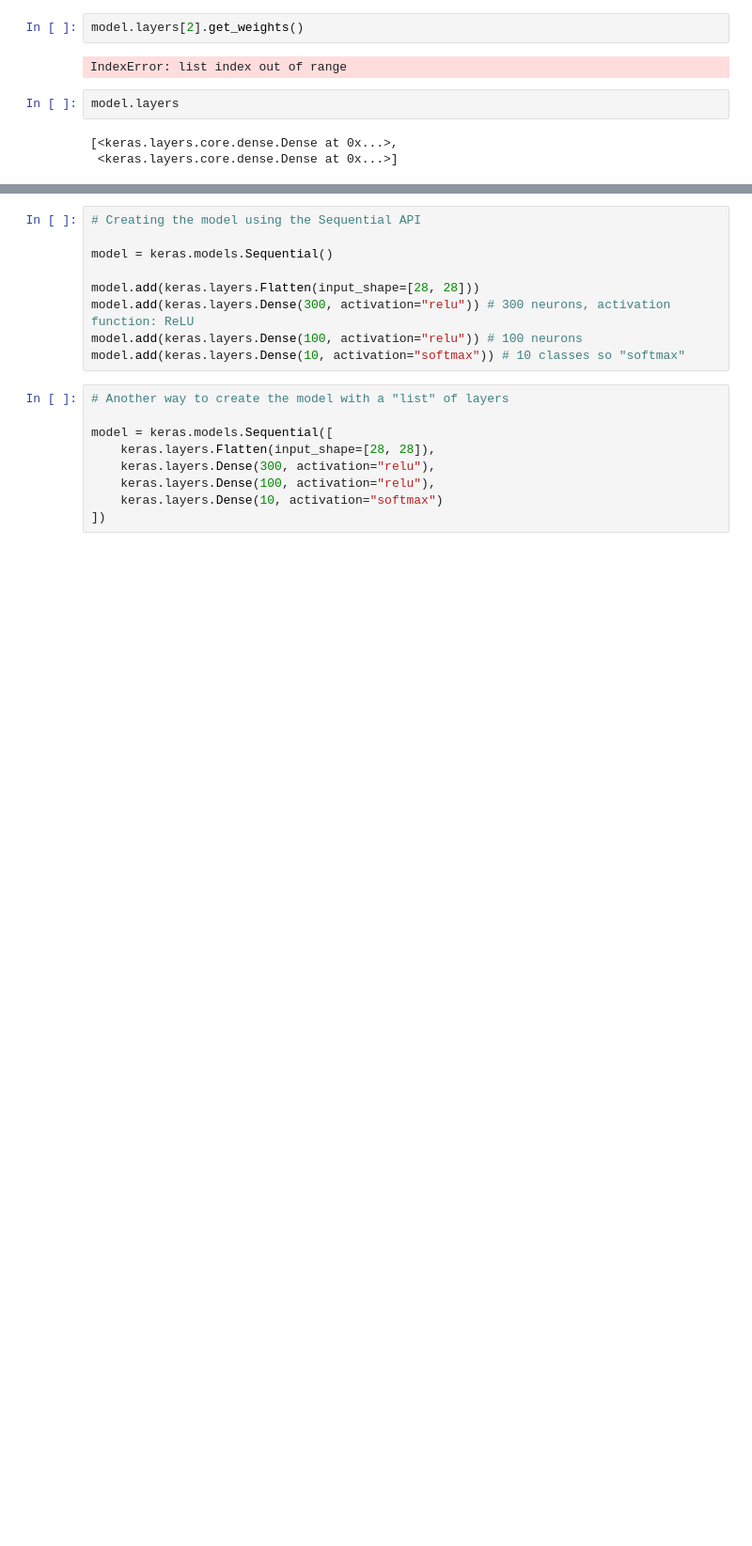
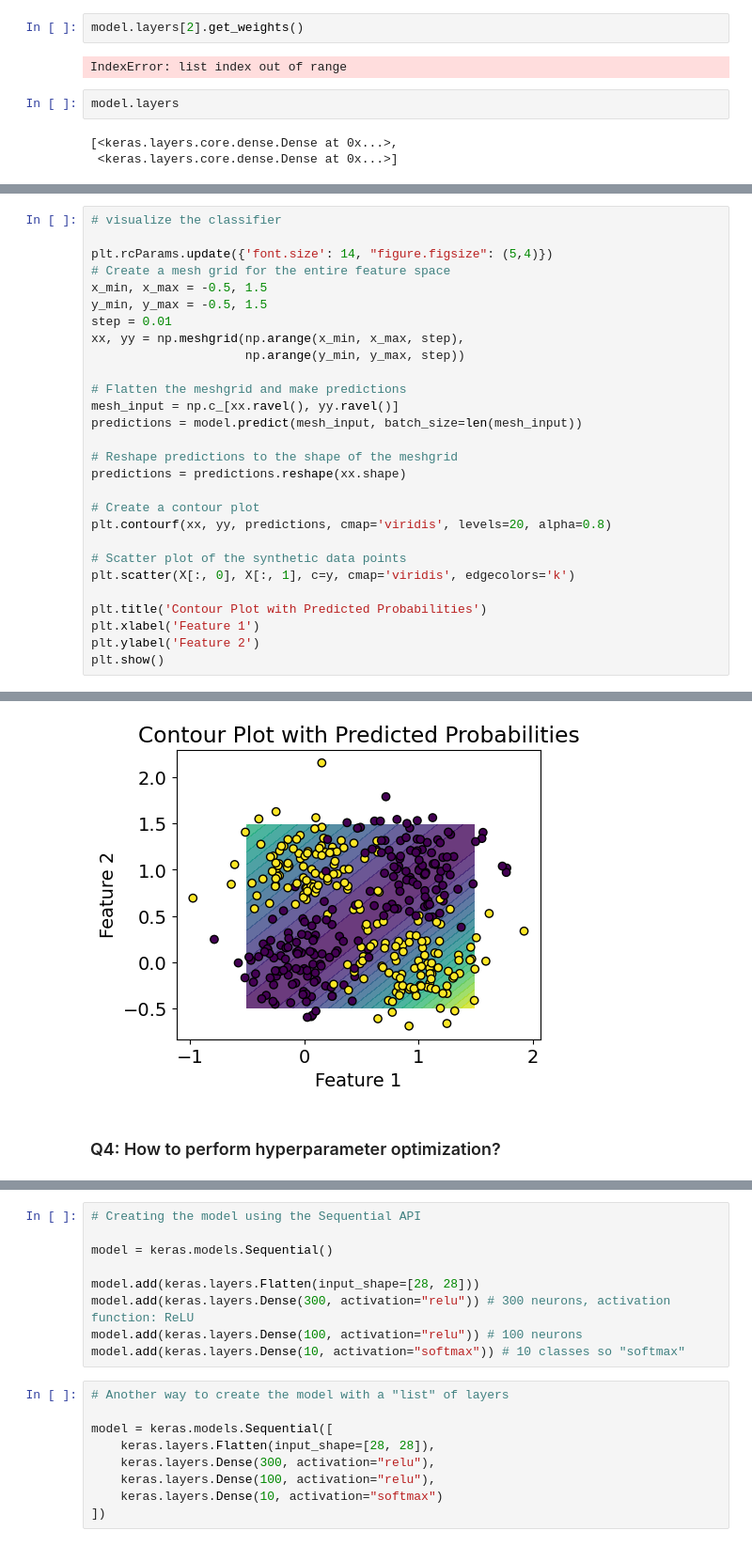
Before and after one commit to farhad-pourkamali/MATH6388, a Jupyter notebook: Lecture4_NN.ipynb, the cells around one changed output, grey strips where cells are left out. Shown at 94% size. Drawn from its saved outputs; the diff is of its cells as text; blank space fills up the shorter version.

```diff
--- a/Lecture4_NN.ipynb
+++ b/Lecture4_NN.ipynb
@@ -422,0 +540,29 @@ plt.show()
+# %%
+# visualize the classifier
+
+plt.rcParams.update({'font.size': 14, "figure.figsize": (5,4)})
+# Create a mesh grid for the entire feature space
+x_min, x_max = -0.5, 1.5
+y_min, y_max = -0.5, 1.5
+step = 0.01
+xx, yy = np.meshgrid(np.arange(x_min, x_max, step),
+                     np.arange(y_min, y_max, step))
+
+# Flatten the meshgrid and make predictions
+mesh_input = np.c_[xx.ravel(), yy.ravel()]
+predictions = model.predict(mesh_input, batch_size=len(mesh_input))
+
+# Reshape predictions to the shape of the meshgrid
+predictions = predictions.reshape(xx.shape)
+
+# Create a contour plot
+plt.contourf(xx, yy, predictions, cmap='viridis', levels=20, alpha=0.8)
+
+# Scatter plot of the synthetic data points
+plt.scatter(X[:, 0], X[:, 1], c=y, cmap='viridis', edgecolors='k')
+
+plt.title('Contour Plot with Predicted Probabilities')
+plt.xlabel('Feature 1')
+plt.ylabel('Feature 2')
+plt.show()
+# %% [output]
@@ -422,0 +570,3 @@ plt.show()
+[figure, added]
+# %% [markdown]
+### Q4: How to perform hyperparameter optimization?
```
Also changed, not shown: parts of 59 cells of this notebook.
